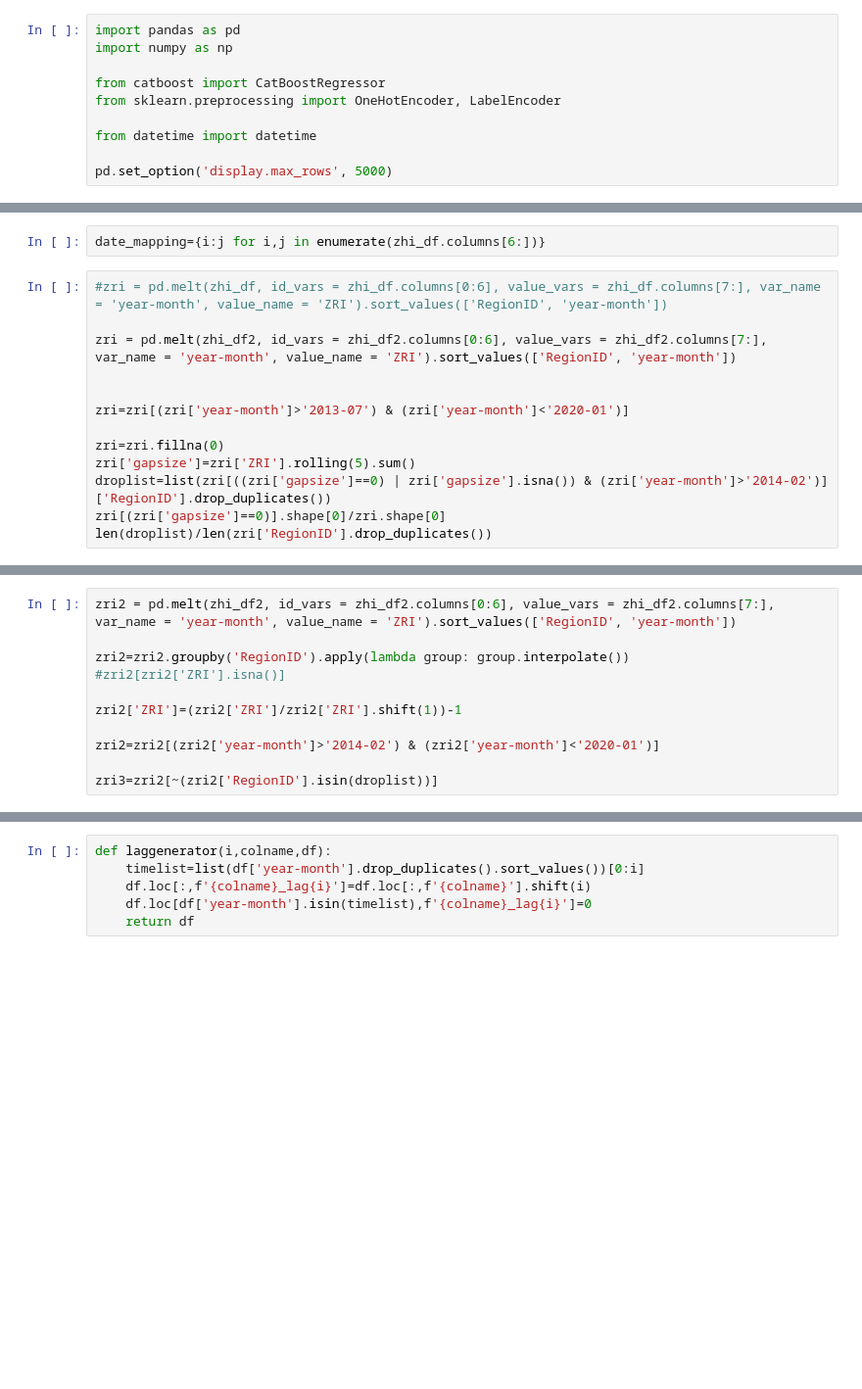
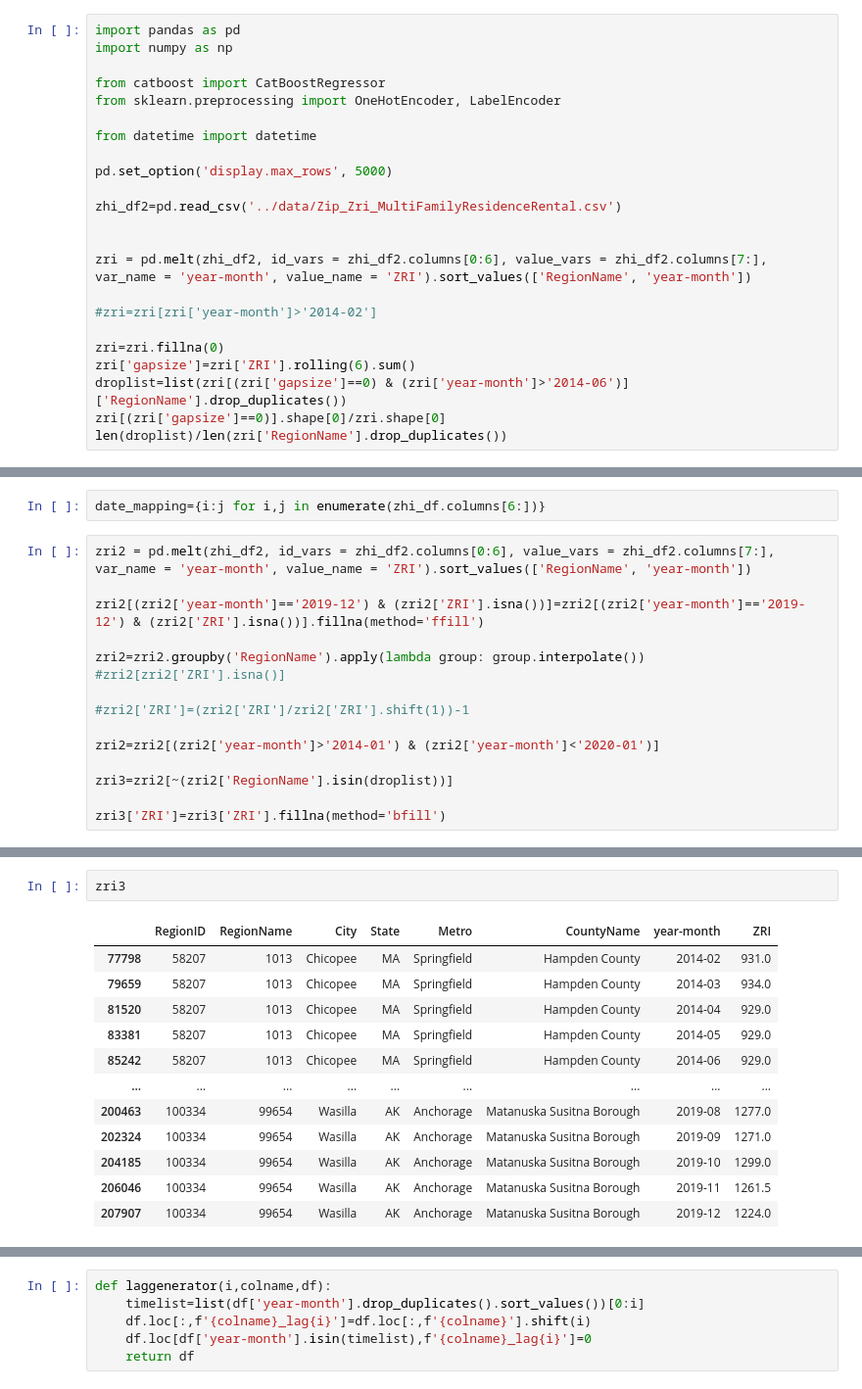
Before and after one commit to Kneck12/zillow-price-index-pred, a Jupyter notebook: Moritz/02_Tree_model_delta_approach.ipynb, the cells around one changed output, grey strips where cells are left out. Shown at 98% size. Saved outputs shown, nothing was run; the diff lists cells and outputs as text; blank space fills up the shorter version.

```diff
--- a/Moritz/02_Tree_model_delta_approach.ipynb
+++ b/Moritz/02_Tree_model_delta_approach.ipynb
@@ -8,3 +8,16 @@ from sklearn.preprocessing import OneHotEncoder, LabelEncoder
 from datetime import datetime
 
 pd.set_option('display.max_rows', 5000)
+
+zhi_df2=pd.read_csv('../data/Zip_Zri_MultiFamilyResidenceRental.csv')
+
+
+zri = pd.melt(zhi_df2, id_vars = zhi_df2.columns[0:6], value_vars = zhi_df2.columns[7:], var_name = 'year-month', value_name = 'ZRI').sort_values(['RegionName', 'year-month'])
+
+#zri=zri[zri['year-month']>'2014-02']
+
+zri=zri.fillna(0)
+zri['gapsize']=zri['ZRI'].rolling(6).sum()
+droplist=list(zri[(zri['gapsize']==0) & (zri['year-month']>'2014-06')]['RegionName'].drop_duplicates())
+zri[(zri['gapsize']==0)].shape[0]/zri.shape[0]
+len(droplist)/len(zri['RegionName'].drop_duplicates())
@@ -23,16 +30,18 @@ zhi_df2.shape
 # %%
 date_mapping={i:j for i,j in enumerate(zhi_df.columns[6:])}
 # %%
-#zri = pd.melt(zhi_df, id_vars = zhi_df.columns[0:6], value_vars = zhi_df.columns[7:], var_name = 'year-month', value_name = 'ZRI').sort_values(['RegionID', 'year-month'])
+zri2 = pd.melt(zhi_df2, id_vars = zhi_df2.columns[0:6], value_vars = zhi_df2.columns[7:], var_name = 'year-month', value_name = 'ZRI').sort_values(['RegionName', 'year-month'])
 
-zri = pd.melt(zhi_df2, id_vars = zhi_df2.columns[0:6], value_vars = zhi_df2.columns[7:], var_name = 'year-month', value_name = 'ZRI').sort_values(['RegionID', 'year-month'])
+zri2[(zri2['year-month']=='2019-12') & (zri2['ZRI'].isna())]=zri2[(zri2['year-month']=='2019-12') & (zri2['ZRI'].isna())].fillna(method='ffill')
 
+zri2=zri2.groupby('RegionName').apply(lambda group: group.interpolate())
+#zri2[zri2['ZRI'].isna()]
 
-zri=zri[(zri['year-month']>'2013-07') & (zri['year-month']<'2020-01')]
+#zri2['ZRI']=(zri2['ZRI']/zri2['ZRI'].shift(1))-1
 
-zri=zri.fillna(0)
-zri['gapsize']=zri['ZRI'].rolling(5).sum()
-droplist=list(zri[((zri['gapsize']==0) | zri['gapsize'].isna()) & (zri['year-month']>'2014-02')]['RegionID'].drop_duplicates())
-zri[(zri['gapsize']==0)].shape[0]/zri.shape[0]
-len(droplist)/len(zri['RegionID'].drop_duplicates())
+zri2=zri2[(zri2['year-month']>'2014-01') & (zri2['year-month']<'2020-01')]
+
+zri3=zri2[~(zri2['RegionName'].isin(droplist))]
+
+zri3['ZRI']=zri3['ZRI'].fillna(method='bfill')
 # %% [output]
@@ -40,11 +51,0 @@ len(droplist)/len(zri['RegionID'].drop_duplicates())
-# %%
-zri2 = pd.melt(zhi_df2, id_vars = zhi_df2.columns[0:6], value_vars = zhi_df2.columns[7:], var_name = 'year-month', value_name = 'ZRI').sort_values(['RegionID', 'year-month'])
-
-zri2=zri2.groupby('RegionID').apply(lambda group: group.interpolate())
-#zri2[zri2['ZRI'].isna()]
-
-zri2['ZRI']=(zri2['ZRI']/zri2['ZRI'].shift(1))-1
-
-zri2=zri2[(zri2['year-month']>'2014-02') & (zri2['year-month']<'2020-01')]
-
-zri3=zri2[~(zri2['RegionID'].isin(droplist))]
@@ -50,0 +74,15 @@ zri3=zri2[~(zri2['RegionID'].isin(droplist))]
+# %%
+zri3
+# %% [output]
+|  | RegionID | RegionName | City | State | Metro | CountyName | year-month | ZRI |
+| 77798 | 58207 | 1013 | Chicopee | MA | Springfield | Hampden County | 2014-02 | 931.0 |
+| 79659 | 58207 | 1013 | Chicopee | MA | Springfield | Hampden County | 2014-03 | 934.0 |
+| 81520 | 58207 | 1013 | Chicopee | MA | Springfield | Hampden County | 2014-04 | 929.0 |
+| 83381 | 58207 | 1013 | Chicopee | MA | Springfield | Hampden County | 2014-05 | 929.0 |
+| 85242 | 58207 | 1013 | Chicopee | MA | Springfield | Hampden County | 2014-06 | 929.0 |
+| ... | ... | ... | ... | ... | ... | ... | ... | ... |
+| 200463 | 100334 | 99654 | Wasilla | AK | Anchorage | Matanuska Susitna Borough | 2019-08 | 1277.0 |
+| 202324 | 100334 | 99654 | Wasilla | AK | Anchorage | Matanuska Susitna Borough | 2019-09 | 1271.0 |
+| 204185 | 100334 | 99654 | Wasilla | AK | Anchorage | Matanuska Susitna Borough | 2019-10 | 1299.0 |
+| 206046 | 100334 | 99654 | Wasilla | AK | Anchorage | Matanuska Susitna Borough | 2019-11 | 1261.5 |
+| 207907 | 100334 | 99654 | Wasilla | AK | Anchorage | Matanuska Susitna Borough | 2019-12 | 1224.0 |
```
Also changed, not shown: parts of 10 cells of this notebook, 2 other files.
